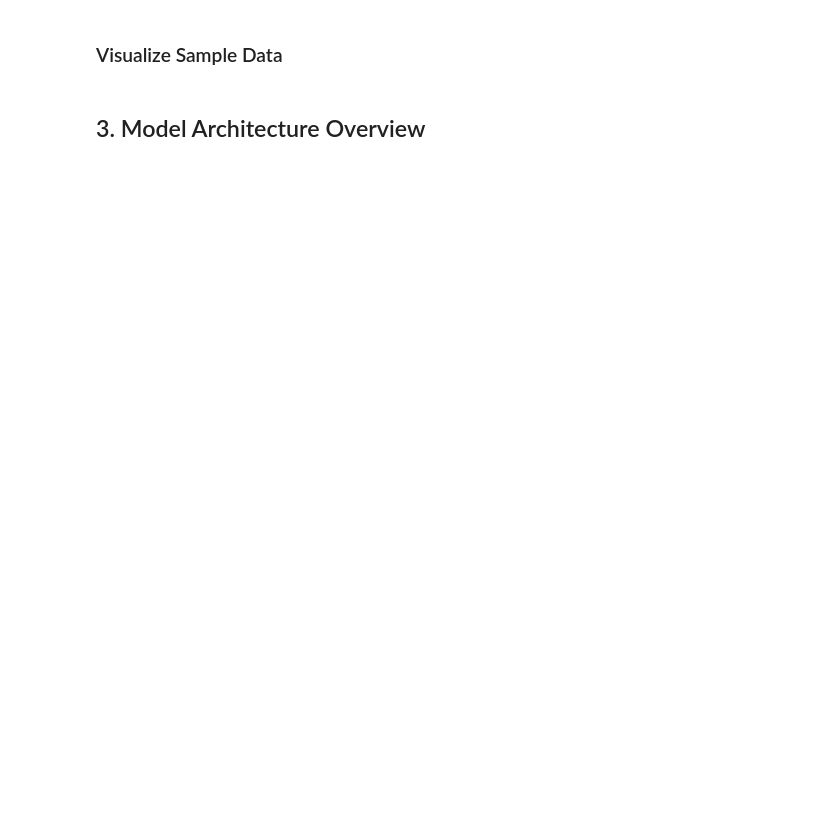
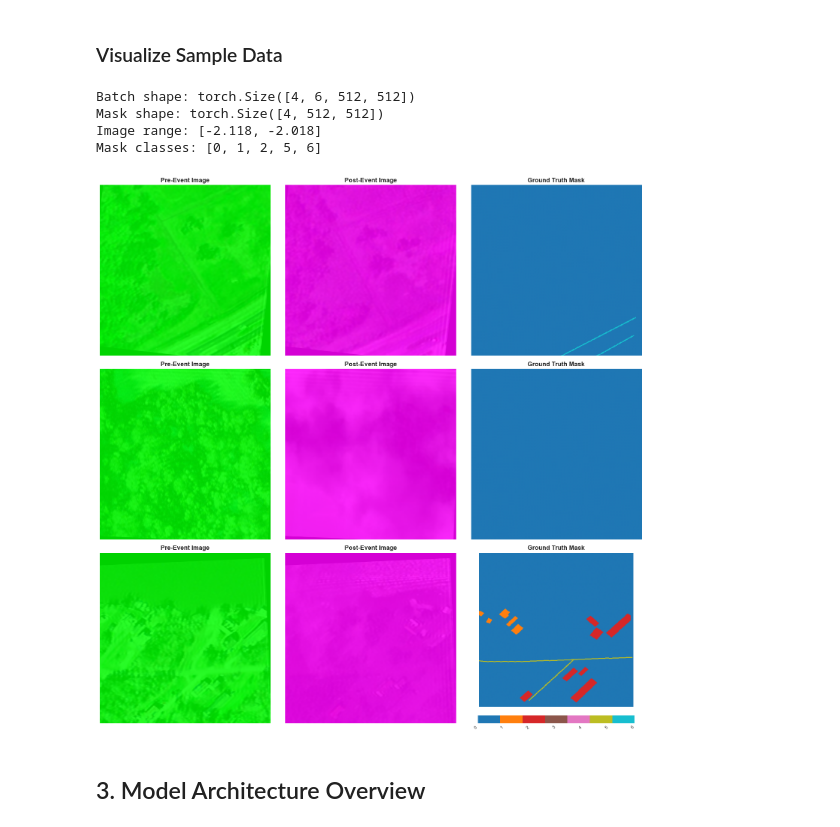
Before and after one commit to swapnilprakashpatil/aai521_3proj, a Jupyter notebook: notebooks/03_model_training.ipynb, the cells around one changed output. Cells and saved outputs as stored; diff of their text form; code cells hidden in the pictures; blank space fills up the shorter version.

```diff
--- a/notebooks/03_model_training.ipynb
+++ b/notebooks/03_model_training.ipynb
@@ -101,7 +133,9 @@ plt.show()
 # %%
 # Get a batch of training data
 train_iter = iter(train_loader)
-images, masks = next(train_iter)
+batch = next(train_iter)
+images = batch['image']
+masks = batch['mask']
 
 print(f"Batch shape: {images.shape}")
 print(f"Mask shape: {masks.shape}")
@@ -127,33 +161,39 @@ def visualize_samples(images, masks, num_samples=3):
 
         # Mask
         mask = masks[i].numpy()
 
         # Plot pre-event
         axes[i, 0].imshow(pre_img)
         axes[i, 0].set_title('Pre-Event Image', fontsize=12, fontweight='bold')
         axes[i, 0].axis('off')
 
         # Plot post-event
         axes[i, 1].imshow(post_img)
         axes[i, 1].set_title('Post-Event Image', fontsize=12, fontweight='bold')
         axes[i, 1].axis('off')
 
         # Plot mask
         mask_plot = axes[i, 2].imshow(mask, cmap=cmap, vmin=0, vmax=len(config.CLASS_NAMES)-1)
         axes[i, 2].set_title('Ground Truth Mask', fontsize=12, fontweight='bold')
         axes[i, 2].axis('off')
 
         # Add colorbar to last mask
         if i == num_samples - 1:
             cbar = plt.colorbar(mask_plot, ax=axes[i, 2], orientation='horizontal',
                               pad=0.05, fraction=0.046)
             cbar.set_ticks(range(len(config.CLASS_NAMES)))
             cbar.set_ticklabels(config.CLASS_NAMES, rotation=45, ha='right', fontsize=8)
 
     plt.tight_layout()
     plt.show()
 
 visualize_samples(images, masks, num_samples=3)
+# %% [output]
+Batch shape: torch.Size([4, 6, 512, 512])
+Mask shape: torch.Size([4, 512, 512])
+Image range: [-2.118, -2.018]
+Mask classes: [0, 1, 2, 5, 6]
+[figure, added]
 # %% [markdown]
 ## 3. Model Architecture Overview
 # %%
```
Also changed, not shown: parts of 7 cells of this notebook, 7 other files.
